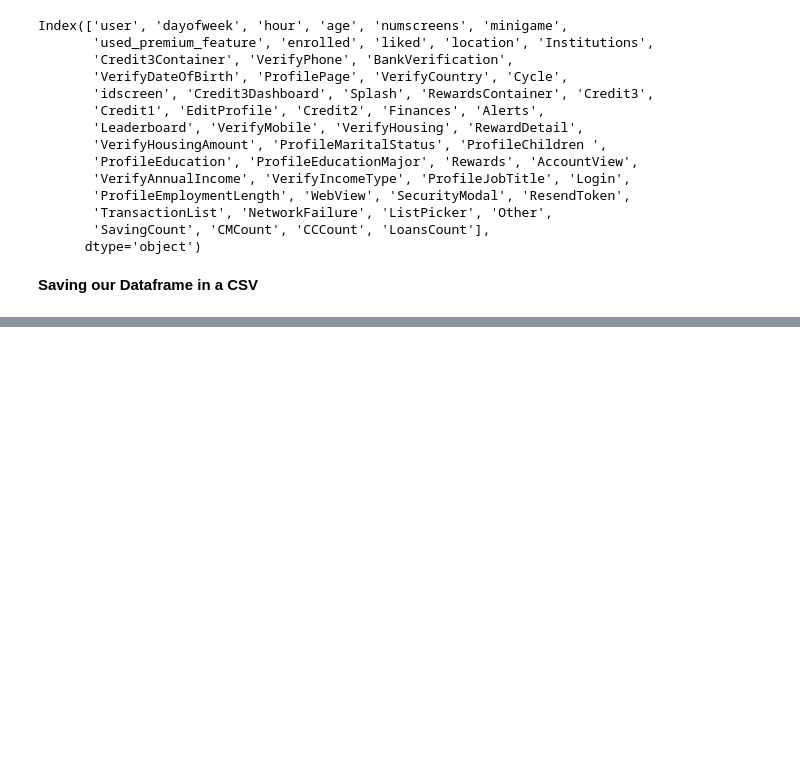
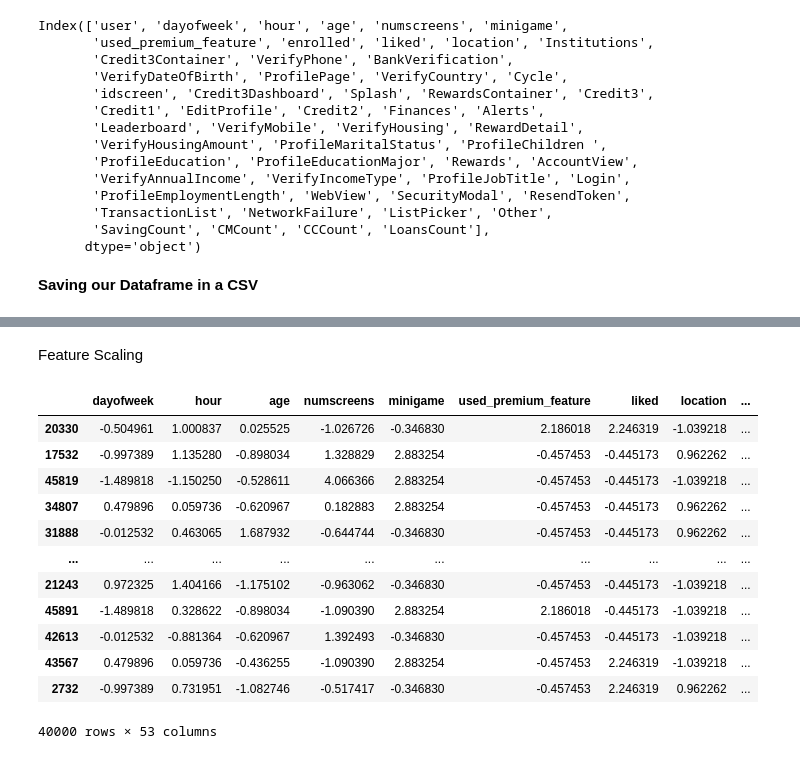
Before and after one commit to Devansh-Gupta-Official/app-behavior-analysis, a Jupyter notebook: code.ipynb, the cells around one changed output, grey strips where cells are left out. Cells and saved outputs as stored; diff of their text form; code cells hidden in the pictures; blank space fills up the shorter version.

Commit message:
data preprocessing for model building

```diff
--- a/code.ipynb
+++ b/code.ipynb
@@ -426,0 +436,44 @@ df.to_csv('new_data.csv', index=False)
+# %%
+from sklearn.model_selection import train_test_split
+X_train, X_test, y_train, y_test = train_test_split(X,y,test_size=0.2,random_state=0)
+# %%
+#we will remove user as it has no influence over the prediction BUT AT THE END WE WANT TO RELATE THE PREDICTION TO THE USER SO WE WILL ADD IT THEN
+
+train_identifier = X_train['user']
+X_train = X_train.drop(columns=['user'])
+test_identifier = X_test['user']
+X_test = X_test.drop(columns=['user'])
+# %% [markdown]
+Feature Scaling
+# %%
+from sklearn.preprocessing import StandardScaler
+sc_X = StandardScaler()
+#as standard scaler makes the dataframe lose column names and index we will store scaled data in another dataframe
+X_train_scaled = pd.DataFrame(sc_X.fit_transform(X_train))
+X_test_scaled = pd.DataFrame(sc_X.transform(X_test))
+
+#giving the scaled data the same column headings
+X_train_scaled.columns = X_train.columns.values
+X_test_scaled.columns = X_test.columns.values
+
+X_train_scaled.index = X_train.index.values
+X_test_scaled.index = X_test.index.values
+# %%
+X_train = X_train_scaled
+X_test = X_test_scaled
+# %%
+X_train
+# %% [output]
+|  | dayofweek | hour | age | numscreens | minigame | used_premium_feature | liked | location | ... |
+| 20330 | -0.504961 | 1.000837 | 0.025525 | -1.026726 | -0.346830 | 2.186018 | 2.246319 | -1.039218 | ... |
+| 17532 | -0.997389 | 1.135280 | -0.898034 | 1.328829 | 2.883254 | -0.457453 | -0.445173 | 0.962262 | ... |
+| 45819 | -1.489818 | -1.150250 | -0.528611 | 4.066366 | 2.883254 | -0.457453 | -0.445173 | -1.039218 | ... |
+| 34807 | 0.479896 | 0.059736 | -0.620967 | 0.182883 | 2.883254 | -0.457453 | -0.445173 | 0.962262 | ... |
+| 31888 | -0.012532 | 0.463065 | 1.687932 | -0.644744 | -0.346830 | -0.457453 | -0.445173 | 0.962262 | ... |
+| ... | ... | ... | ... | ... | ... | ... | ... | ... | ... |
+| 21243 | 0.972325 | 1.404166 | -1.175102 | -0.963062 | -0.346830 | -0.457453 | -0.445173 | -1.039218 | ... |
+| 45891 | -1.489818 | 0.328622 | -0.898034 | -1.090390 | 2.883254 | 2.186018 | -0.445173 | -1.039218 | ... |
+| 42613 | -0.012532 | -0.881364 | -0.620967 | 1.392493 | -0.346830 | -0.457453 | -0.445173 | -1.039218 | ... |
+| 43567 | 0.479896 | 0.059736 | -0.436255 | -1.090390 | 2.883254 | -0.457453 | 2.246319 | -1.039218 | ... |
+| 2732 | -0.997389 | 0.731951 | -1.082746 | -0.517417 | -0.346830 | -0.457453 | 2.246319 | 0.962262 | ... |
+40000 rows × 53 columns
```
Also changed, not shown: parts of 4 cells of this notebook.
